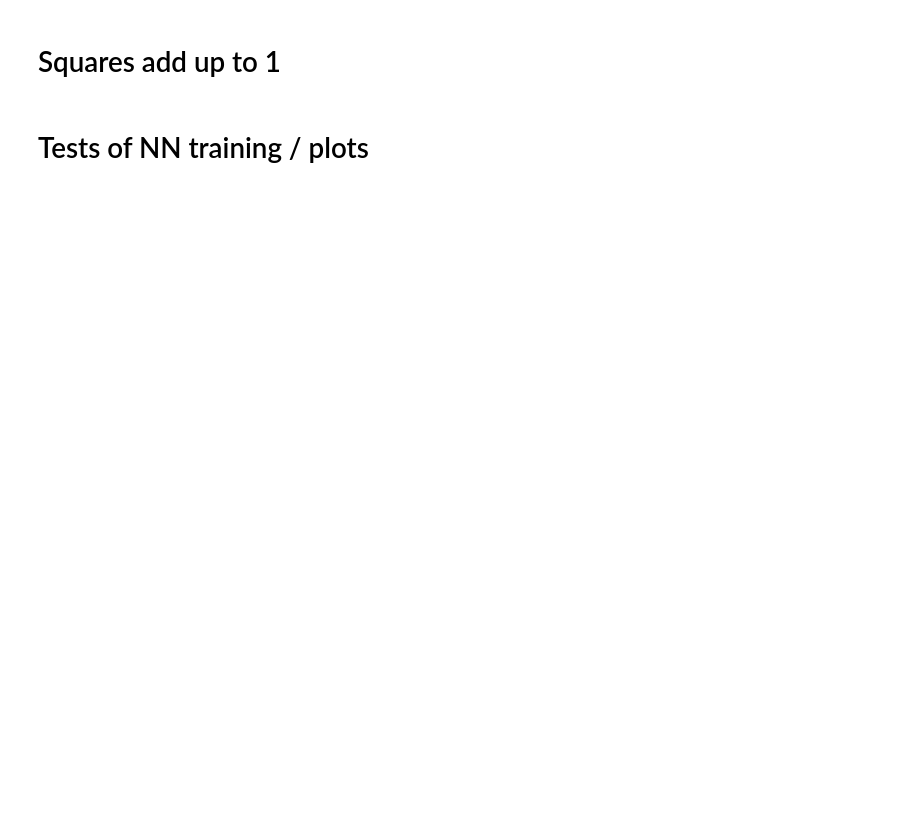
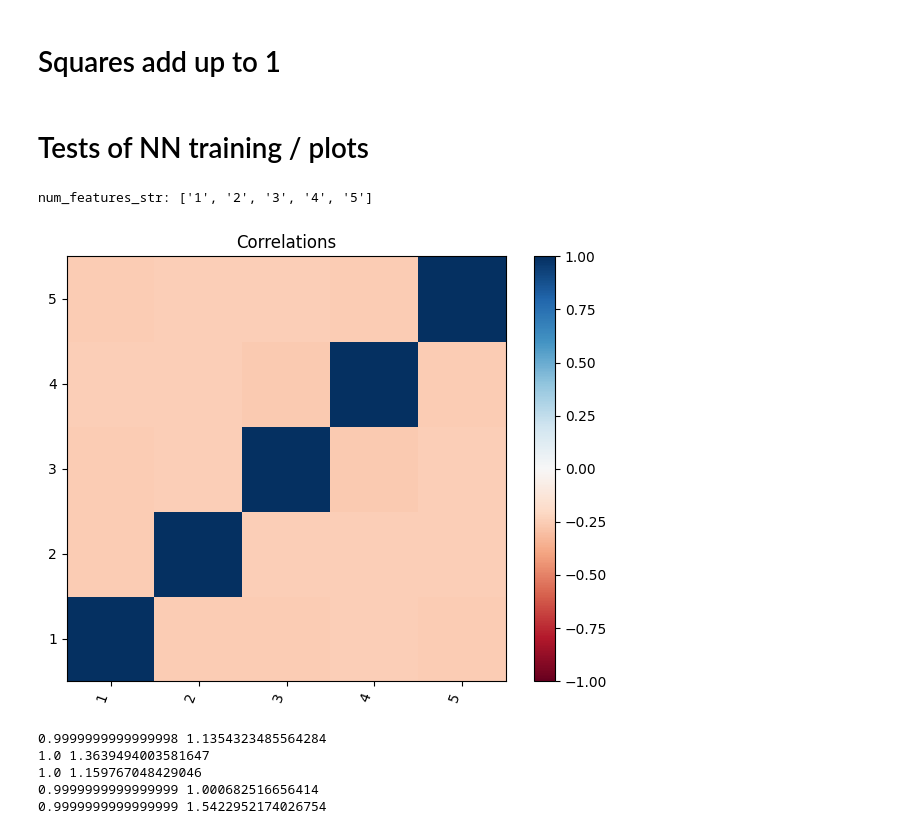
Before and after one commit to mattbellis/lost_in_translation_machine_learning, a Jupyter notebook: sandbox.ipynb, the cells around one changed output. Cells and saved outputs as stored; diff of their text form; code cells hidden in the pictures; blank space fills up the shorter version.

```diff
--- a/sandbox.ipynb
+++ b/sandbox.ipynb
@@ -36,3 +39,27 @@ lit.sumfunc(mydataset, dtype='squared', plot_range=(0,3))
 lit.histfunc(mydataset)
 # %% [markdown]
 # Tests of NN training / plots
+# %%
+# Manual Variables
+nentries = 10000
+nfeatures = 5
+
+# Datasets
+dataset1= lit.gen_original_data(nentries, nfeatures, dtype='normal')
+dataset2= lit.shuffle_dataset(dataset1)
+alldata,labels= lit.concat_dataset(dataset1, dataset2, wantplots=False)
+# %%
+lit.correlations(dataset1, dataset2, label=0, wantplots=True, ax1=None)
+# label=0: dataset 1 , label=1: dataset 2
+# %% [output]
+num_features_str: ['1', '2', '3', '4', '5']
+[figure, added]
+# %%
+for i in range(5):
+    print(sum(dataset1[i]),sum(dataset2[i]))
+# %% [output]
+0.9999999999999998 1.1354323485564284
+1.0 1.3639494003581647
+1.0 1.159767048429046
+0.9999999999999999 1.000682516656414
+0.9999999999999999 1.5422952174026754
```
Also changed, not shown: parts of 3 cells of this notebook, 1 other file.
